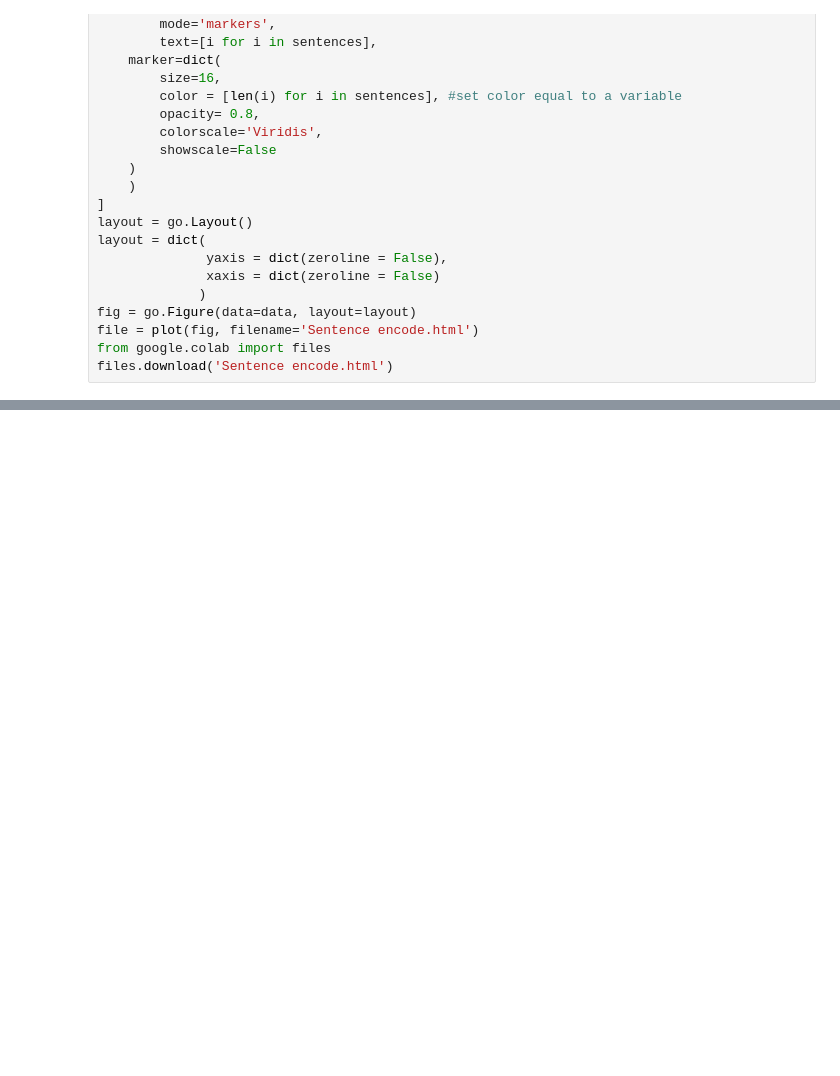
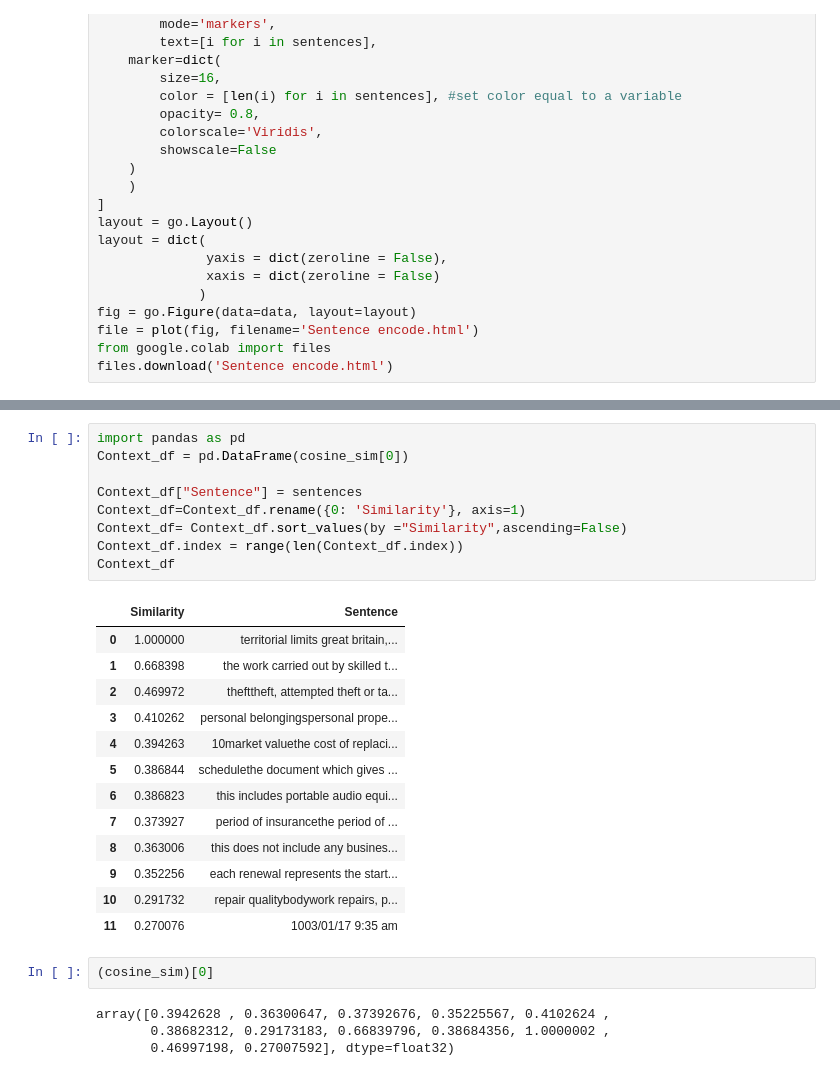
Before and after one commit to tsimut/Final-Project, a Jupyter notebook: Untitled0.ipynb, the cells around one changed output, grey strips where cells are left out. Drawn from its saved outputs; the diff is of its cells as text; blank space fills up the shorter version.

```diff
--- a/Untitled0.ipynb
+++ b/Untitled0.ipynb
@@ -355,0 +356,29 @@ print(cosine_sim)
+# %%
+import pandas as pd
+Context_df = pd.DataFrame(cosine_sim[0])
+
+Context_df["Sentence"] = sentences
+Context_df=Context_df.rename({0: 'Similarity'}, axis=1)
+Context_df= Context_df.sort_values(by ="Similarity",ascending=False)
+Context_df.index = range(len(Context_df.index))
+Context_df
+# %% [output]
+|  | Similarity | Sentence |
+| 0 | 1.000000 | territorial limits great britain,... |
+| 1 | 0.668398 | the work carried out by skilled t... |
+| 2 | 0.469972 | thefttheft, attempted theft or ta... |
+| 3 | 0.410262 | personal belongingspersonal prope... |
+| 4 | 0.394263 | 10market valuethe cost of replaci... |
+| 5 | 0.386844 | schedulethe document which gives ... |
+| 6 | 0.386823 | this includes portable audio equi... |
+| 7 | 0.373927 | period of insurancethe period of ... |
+| 8 | 0.363006 | this does not include any busines... |
+| 9 | 0.352256 | each renewal represents the start... |
+| 10 | 0.291732 | repair qualitybodywork repairs, p... |
+| 11 | 0.270076 | 1003/01/17 9:35 am |
+# %%
+(cosine_sim)[0]
+# %% [output]
+array([0.3942628 , 0.36300647, 0.37392676, 0.35225567, 0.4102624 ,
+       0.38682312, 0.29173183, 0.66839796, 0.38684356, 1.0000002 ,
+       0.46997198, 0.27007592], dtype=float32)
```
Also changed, not shown: parts of 4 cells of this notebook.
